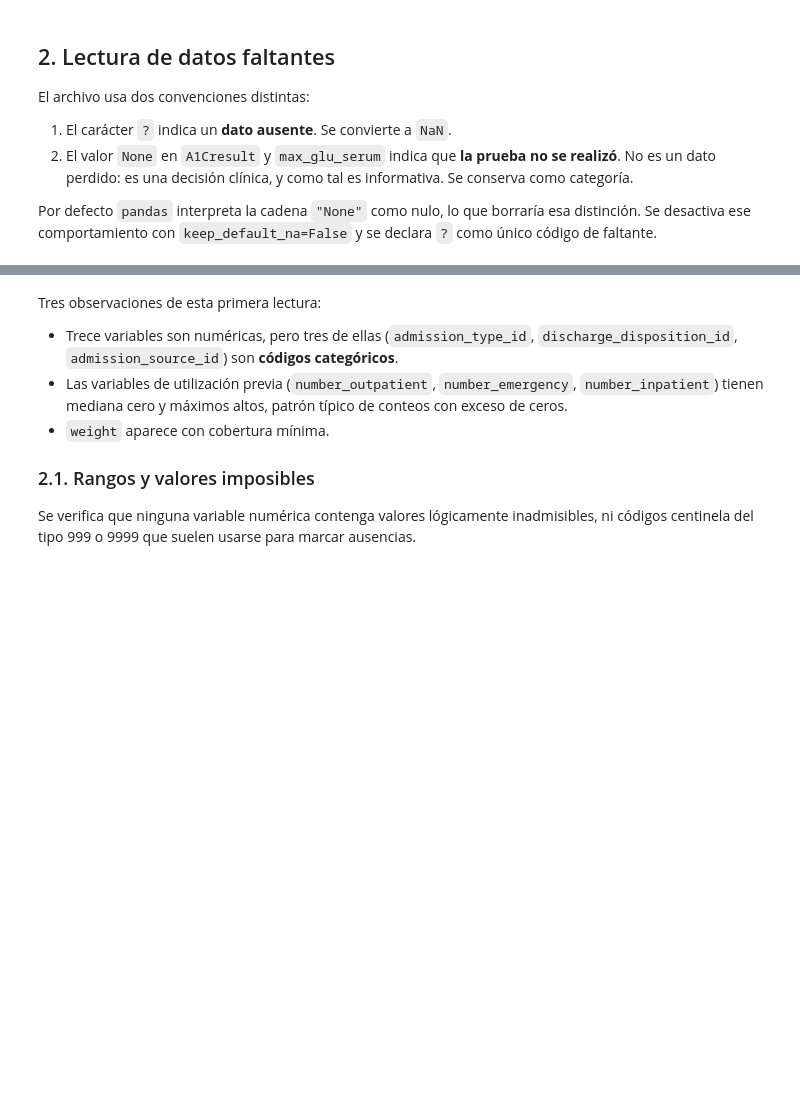
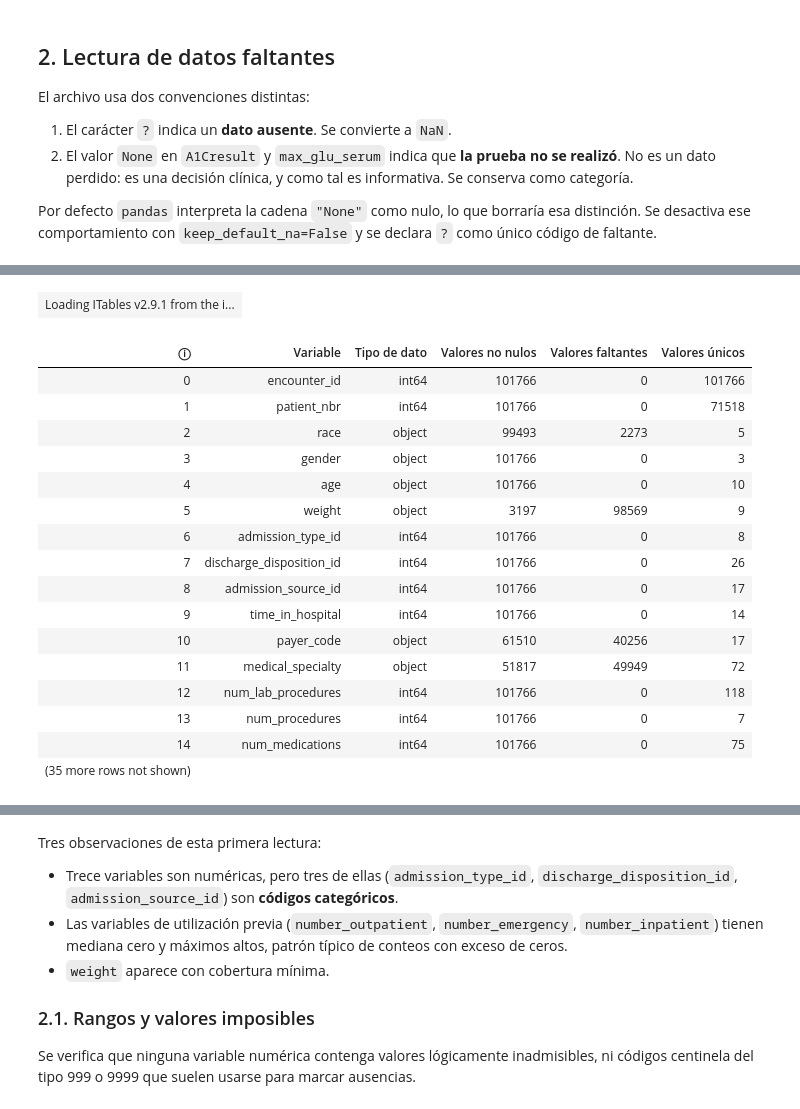
Before and after one commit to joshua2412-a/Diabetes_ProyectoML_202630, a Jupyter notebook: docs/01_Datos.ipynb, the cells around one changed output, grey strips where cells are left out. Cells and saved outputs as stored; diff of their text form; code cells hidden in the pictures; blank space fills up the shorter version.

```diff
--- a/docs/01_Datos.ipynb
+++ b/docs/01_Datos.ipynb
@@ -92 +116,30 @@ memory usage: 49.2 MB
+# %%
+resumen = pd.DataFrame({
+    "Variable": crudo.columns,
+    "Tipo de dato": crudo.dtypes.astype(str).values,
+    "Valores no nulos": crudo.notna().sum().values,
+    "Valores faltantes": crudo.isna().sum().values,
+    "Valores únicos": crudo.nunique().values
+})
+
+tabla(resumen, filas=15)
+# %% [output]
+| Loading ITables v2.9.1 from the i... |
+| ⓘ | Variable | Tipo de dato | Valores no nulos | Valores faltantes | Valores únicos |
+| 0 | encounter_id | int64 | 101766 | 0 | 101766 |
+| 1 | patient_nbr | int64 | 101766 | 0 | 71518 |
+| 2 | race | object | 99493 | 2273 | 5 |
+| 3 | gender | object | 101766 | 0 | 3 |
+| 4 | age | object | 101766 | 0 | 10 |
+| 5 | weight | object | 3197 | 98569 | 9 |
+| 6 | admission_type_id | int64 | 101766 | 0 | 8 |
+| 7 | discharge_disposition_id | int64 | 101766 | 0 | 26 |
+| 8 | admission_source_id | int64 | 101766 | 0 | 17 |
+| 9 | time_in_hospital | int64 | 101766 | 0 | 14 |
+| 10 | payer_code | object | 61510 | 40256 | 17 |
+| 11 | medical_specialty | object | 51817 | 49949 | 72 |
+| 12 | num_lab_procedures | int64 | 101766 | 0 | 118 |
+| 13 | num_procedures | int64 | 101766 | 0 | 7 |
+| 14 | num_medications | int64 | 101766 | 0 | 75 |
+| (35 more rows not shown) |  |  |  |  |  |
 # %%
```
Also changed, not shown: parts of 8 cells of this notebook, 1 other file.
